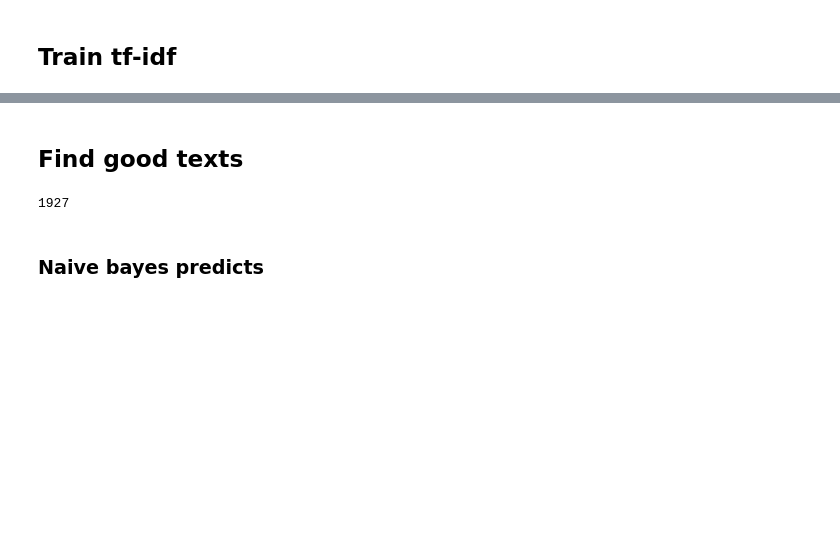
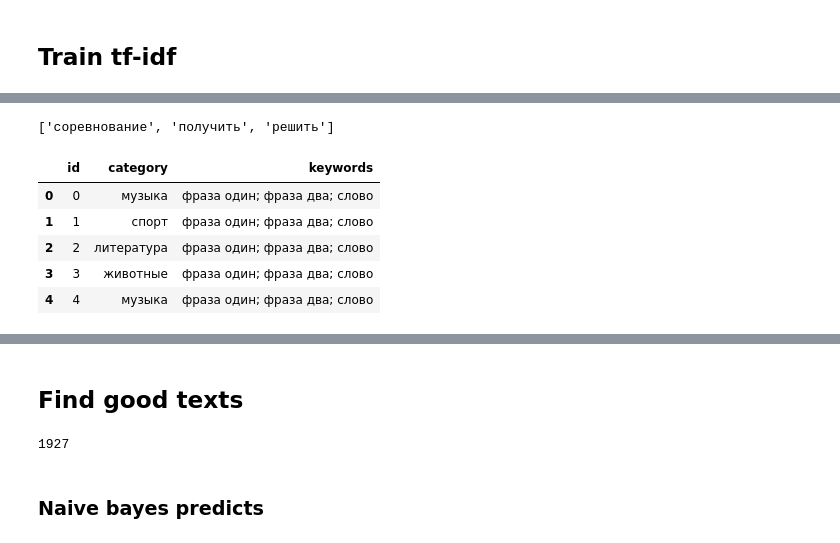
Before and after one commit to sergak0/AIIJC, a Jupyter notebook: Sergey/dataset creating.ipynb, the cells around one changed output, grey strips where cells are left out. Saved outputs shown, nothing was run; the diff lists cells and outputs as text; code cells hidden in the pictures; blank space fills up the shorter version.

```diff
--- a/Sergey/dataset creating.ipynb
+++ b/Sergey/dataset creating.ipynb
@@ -111,2 +107,15 @@ plt.show()
 # %%
 model.save()
+# %%
+model.get_top_words(text)
+# %% [output]
+['соревнование', 'получить', 'решить']
+# %%
+pd.read_csv('../sample_submission.csv').head()
+# %% [output]
+|  | id | category | keywords |
+| 0 | 0 | музыка | фраза один; фраза два; слово |
+| 1 | 1 | спорт | фраза один; фраза два; слово |
+| 2 | 2 | литература | фраза один; фраза два; слово |
+| 3 | 3 | животные | фраза один; фраза два; слово |
+| 4 | 4 | музыка | фраза один; фраза два; слово |
```
Also changed, not shown: parts of 16 cells of this notebook, 4 other files.
